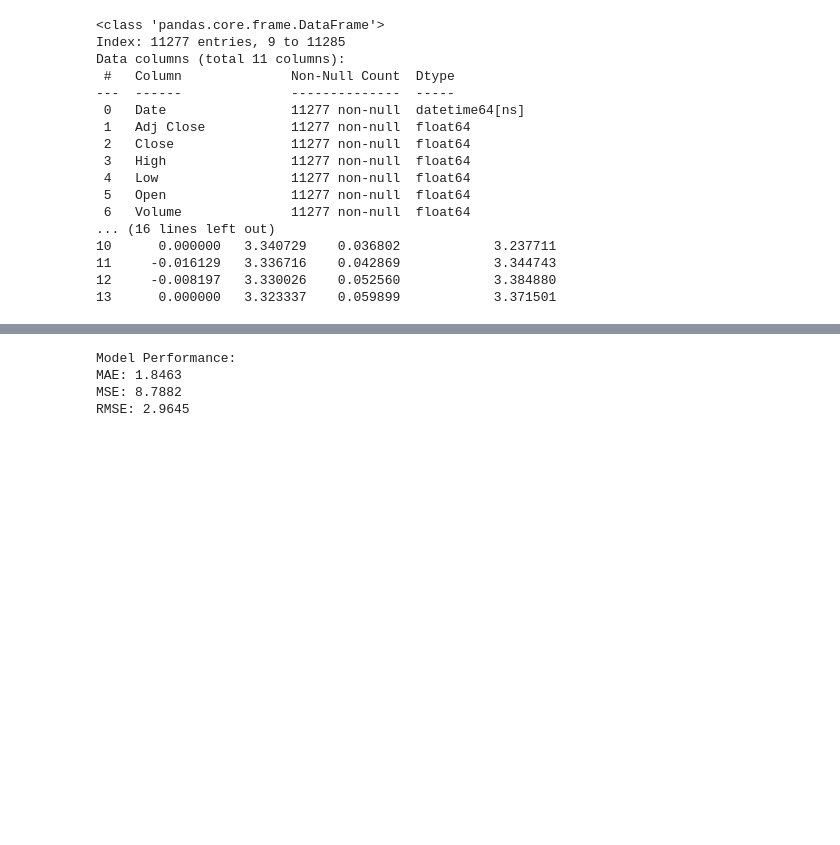
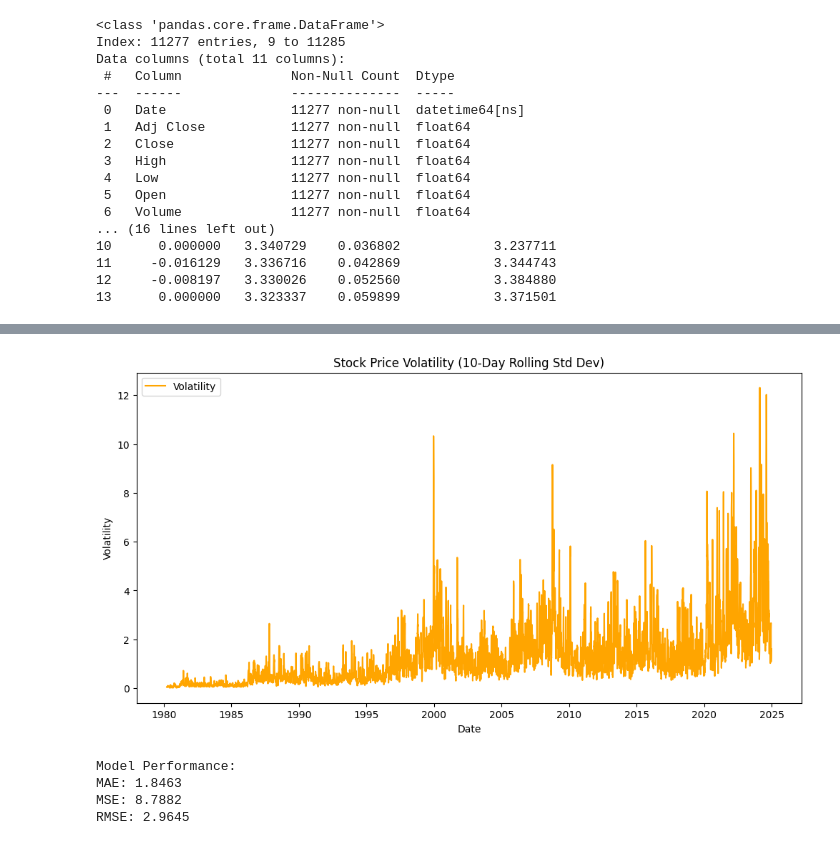
Before and after one commit to algotyrnt/Intellihack_CODEON_Task04, a Jupyter notebook: task04.ipynb, the cells around one changed output, grey strips where cells are left out. Saved outputs shown, nothing was run; the diff lists cells and outputs as text; code cells hidden in the pictures; blank space fills up the shorter version.

```diff
--- a/task04.ipynb
+++ b/task04.ipynb
@@ -148,3 +168,13 @@ plt.show()
+# %%
+plt.figure(figsize=(12, 6))
+plt.plot(df['Date'], df['Volatility'], label='Volatility', color='orange')
+plt.title('Stock Price Volatility (10-Day Rolling Std Dev)')
+plt.xlabel('Date')
+plt.ylabel('Volatility')
+plt.legend()
+plt.show()
+# %% [output]
+[figure, added]
 # %%
 from sklearn.preprocessing import MinMaxScaler, StandardScaler
 # %%
```
Also changed, not shown: parts of 3 cells of this notebook.
